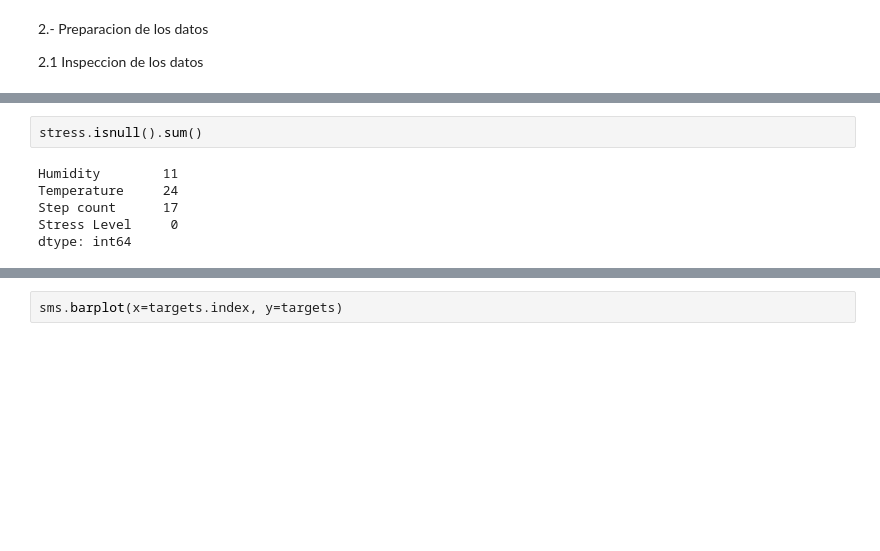
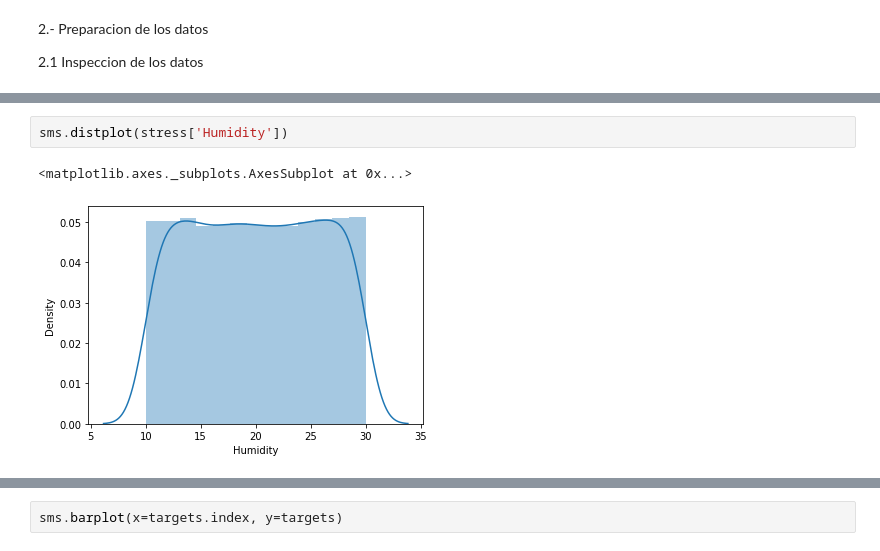
Before and after one commit to lenim2/BIGDATA, a Jupyter notebook: Copia_de_Practica_1_Human_Stress.ipynb, the cells around one changed output, grey strips where cells are left out. Saved outputs shown, nothing was run; the diff lists cells and outputs as text; blank space fills up the shorter version.

```diff
--- a/Copia_de_Practica_1_Human_Stress.ipynb
+++ b/Copia_de_Practica_1_Human_Stress.ipynb
@@ -112,8 +147,5 @@ stress.describe()
-# %%
-stress.isnull().sum()
-# %% [output]
-Humidity        11
-Temperature     24
-Step count      17
-Stress Level     0
-dtype: int64
+# %%
+sms.distplot(stress['Humidity'])
+# %% [output]
+<matplotlib.axes._subplots.AxesSubplot at 0x...>
+[figure, added]
```
Also changed, not shown: parts of 27 cells of this notebook.
